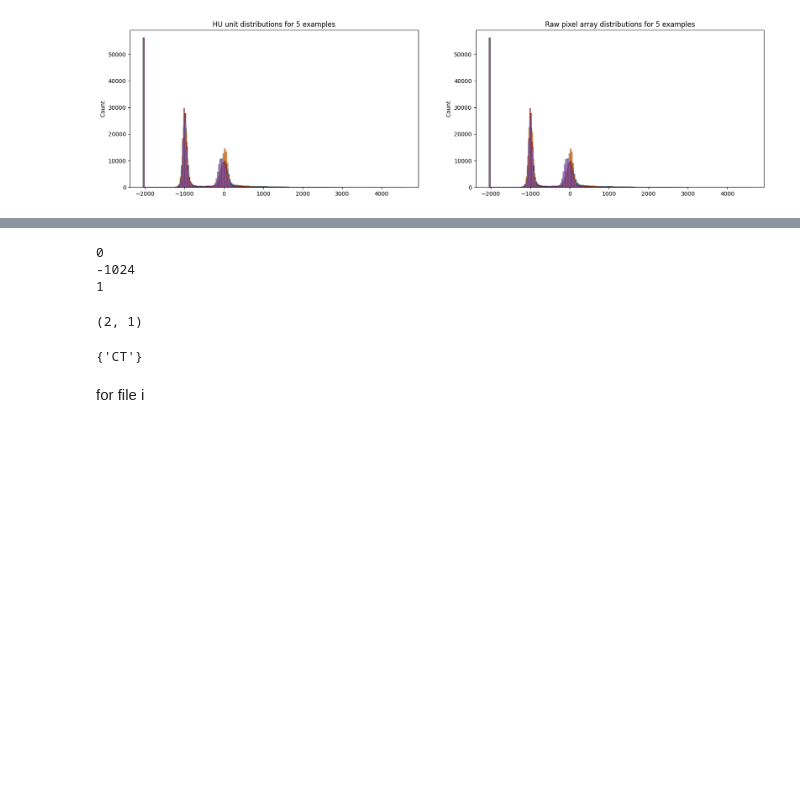
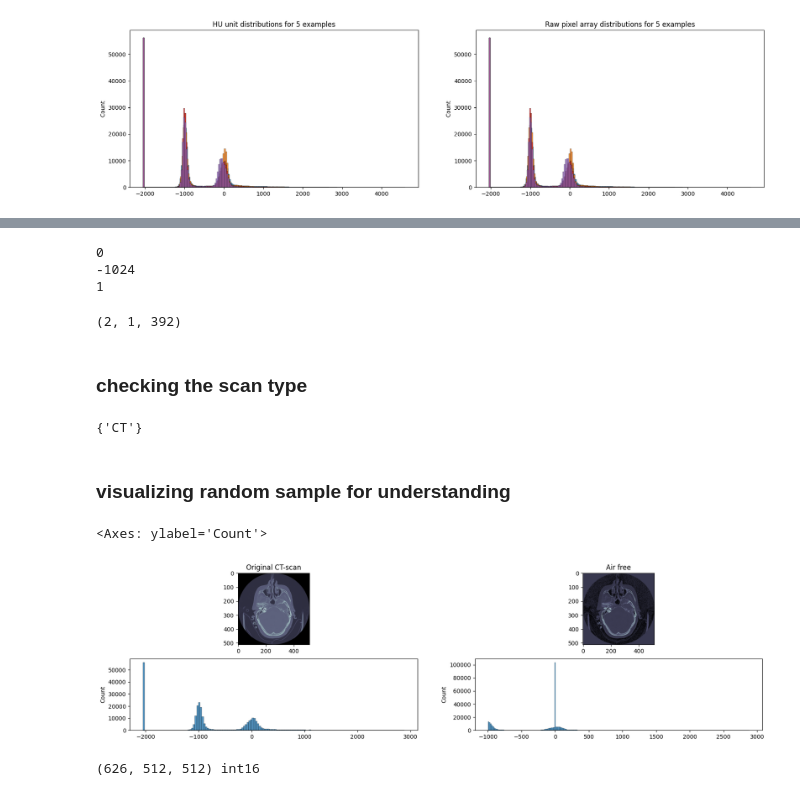
Before and after one commit to moyaser315/medsam-dicom, a Jupyter notebook: notebooks/dicom_processing.ipynb, the cells around one changed output, grey strips where cells are left out. Drawn from its saved outputs; the diff is of its cells as text; code cells hidden in the pictures; blank space fills up the shorter version.

```diff
--- a/notebooks/dicom_processing.ipynb
+++ b/notebooks/dicom_processing.ipynb
@@ -94,15 +94,34 @@ for file in files:
 
 [print(i) for i in inter]
 [print(i) for i in slope]
-len(inter), len(slope)
+len(inter), len(slope), cnt
 # %% [output]
 0
 -1024
 1
-(2, 1)
+(2, 1, 392)
+# %% [markdown]
+### checking the scan type
 # %%
 set(ds.Modality for ds in files)
 # %% [output]
 {'CT'}
-# %% [markdown]
-for file i
+# %% [markdown]
+### visualizing random sample for understanding
+# %%
+fig,ax = plt.subplots(2,2,figsize = (20,5))
+
+
+ax[0,0].set_title("Original CT-scan")
+ax[0,0].imshow(files[7].pixel_array, cmap="bone")
+sns.histplot(files[7].pixel_array.flatten(),ax=ax[1,0])
+
+airfree = files[7].pixel_array
+airfree[files[7].pixel_array <= -1000] = 0
+
+ax[0,1].set_title("Air free")
+ax[0,1].imshow(airfree, cmap="bone")
+sns.histplot(airfree.flatten(),ax=ax[1,1])
+# %% [output]
+<Axes: ylabel='Count'>
+[figure, added]
@@ -108,0 +140,4 @@ for file i
+# %%
+hu_files = turn_hu(files)
+# %% [output]
+(626, 512, 512) int16
```
Also changed, not shown: parts of 4 cells of this notebook.
